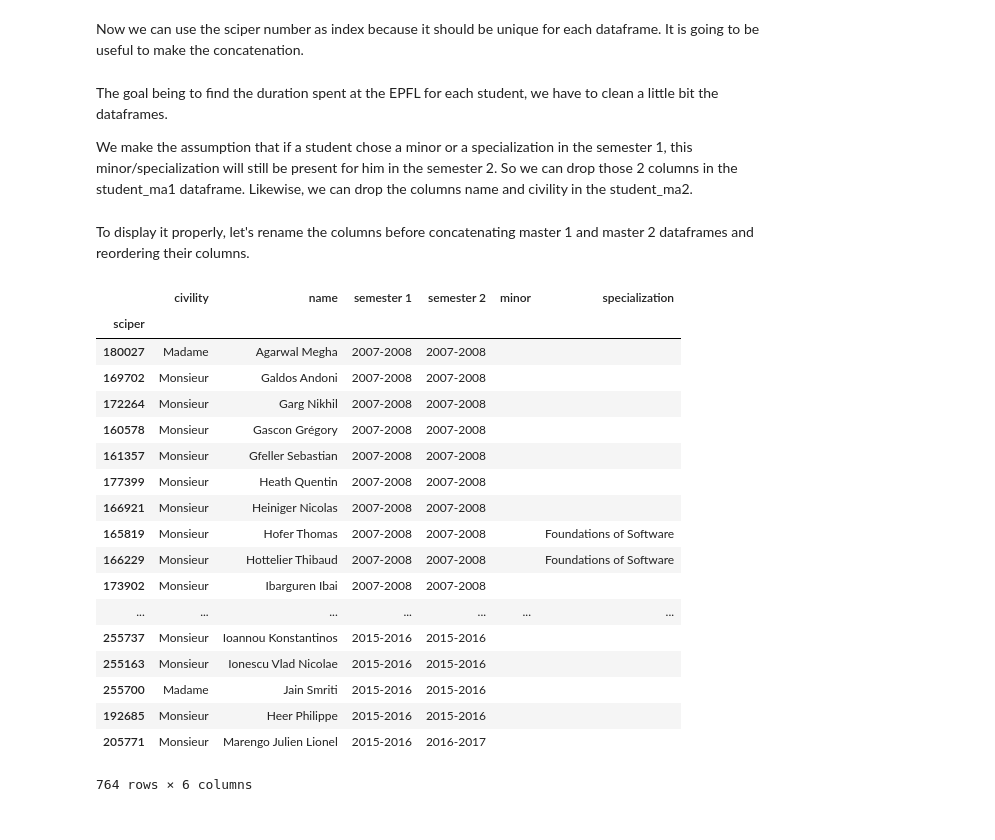
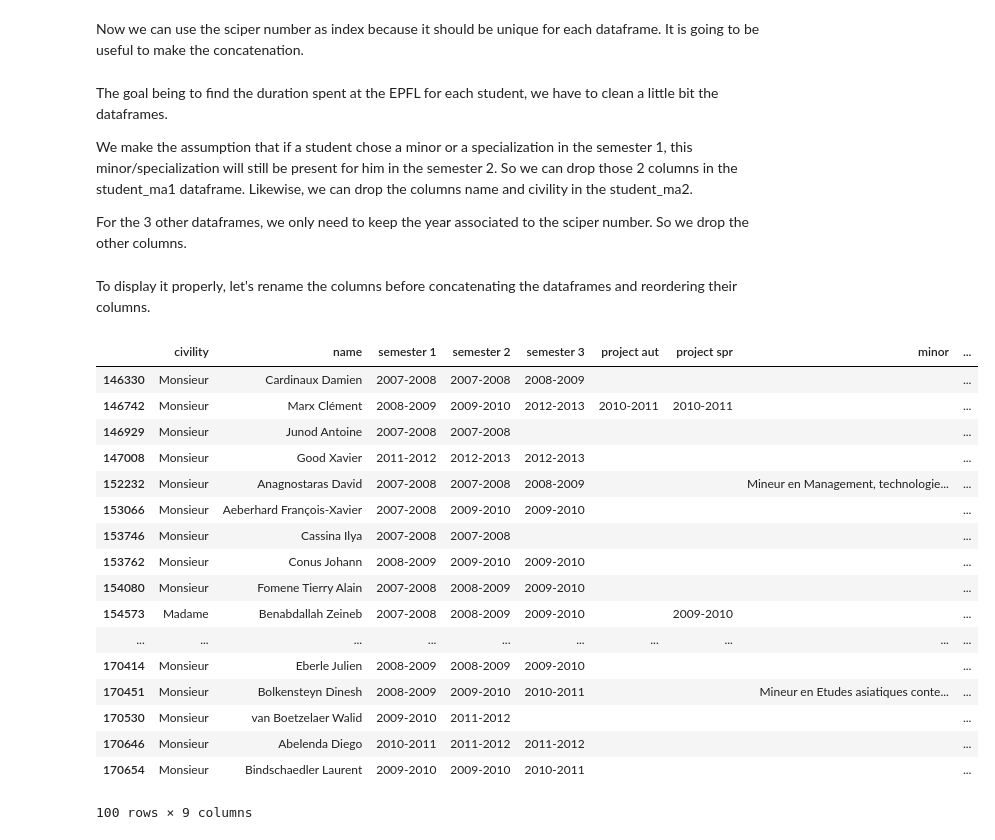
Before and after one commit to Symsystem/adaepflHomework, a Jupyter notebook: 02 - Data from the Web/Data from the web.ipynb, the cells around one changed output. Cells and saved outputs as stored; diff of their text form; code cells hidden in the pictures.

```diff
--- a/02 - Data from the Web/Data from the web.ipynb
+++ b/02 - Data from the Web/Data from the web.ipynb
@@ -221,5 +222,7 @@ First step is to get all the student that made a master semester 1, 2 and 3. We
 student_ma1 = getDataFrame(all_years, [getCode(all_semesters, 'master1')])
 student_ma2 = getDataFrame(all_years, [getCode(all_semesters, 'master2')])
 student_ma3 = getDataFrame(all_years, [getCode(all_semesters, 'master3')])
+student_maP_aut = getDataFrame(all_years, [getCode(all_semesters, 'project_autumn')])
+student_maP_spr = getDataFrame(all_years, [getCode(all_semesters, 'project_spring')])
 # %% [markdown]
 Let's start to manage data:
@@ -228,6 +231,8 @@ In order to have a better view of the data, we sort them by the academic year in
 student_ma1.sort_values('academic year', inplace=True)
 student_ma2.sort_values('academic year', inplace=True)
 student_ma3.sort_values('academic year', inplace=True)
+student_maP_aut.sort_values('academic year', inplace=True)
+student_maP_spr.sort_values('academic year', inplace=True)
 # %% [markdown]
 Sometimes a student can do the "master semester 1" more than once, if he fails its year and restart it the year after. In this case, we only want to keep the first "master semester 1" that he did here. Indeed, we want to compute the total time he spent at the EPFL.
 But for the two other dataframes, we want the opposite: keeping the last semester the student did here.
@@ -241,11 +254,15 @@ Now we can use the sciper number as index because it should be unique for each d
 student_ma1.set_index('sciper', inplace=True)
 student_ma2.set_index('sciper', inplace=True)
 student_ma3.set_index('sciper', inplace=True)
+student_maP_aut.set_index('sciper', inplace=True)
+student_maP_spr.set_index('sciper', inplace=True)
 # %% [markdown]
 The goal being to find the duration spent at the EPFL for each student, we have to clean a little bit the dataframes.
 
 We make the assumption that if a student chose a minor or a specialization in the semester 1, this minor/specialization will still be present for him in the semester 2. So we can drop those 2 columns in the student_ma1 dataframe.
 Likewise, we can drop the columns name and civility in the student_ma2.
+
+For the 3 other dataframes, we only need to keep the year associated to the sciper number. So we drop the other columns.
 # %%
 student_ma1.drop('minor', axis=1, inplace=True)
 student_ma1.drop('specialization', axis=1, inplace=True)
@@ -254,33 +271,45 @@ student_ma1.drop('semester', axis=1, inplace=True)
 student_ma2.drop('civility', axis=1, inplace=True)
 student_ma2.drop('name', axis=1, inplace=True)
 student_ma2.drop('semester', axis=1, inplace=True)
+
+student_ma3 = student_ma3.loc[:, ['academic year']]
+student_maP_aut = student_maP_aut.loc[:, ['academic year']]
+student_maP_spr = student_maP_spr.loc[:, ['academic year']]
 # %% [markdown]
-To display it properly, let's rename the columns before concatenating master 1 and master 2 dataframes and reordering their columns.
+To display it properly, let's rename the columns before concatenating the dataframes and reordering their columns.
 # %%
 student_ma1.columns = ['semester 1', 'civility', 'name']
 student_ma2.columns = ['semester 2', 'minor', 'specialization']
+student_ma3.columns = ['semester 3']
+student_maP_aut.columns = ['project aut']
+student_maP_spr.columns = ['project spr']
 
 students = pd.concat([student_ma1, student_ma2], axis=1, join="inner")
-students = students[['civility', 'name', 'semester 1', 'semester 2', 'minor', 'specialization']]
+students = pd.concat([students,student_ma3, student_maP_aut, student_maP_spr] , axis = 1)
 
-students
+# Reordering the columns
+students = students[['civility', 'name', 'semester 1', 'semester 2','semester 3','project aut','project spr', 'minor', 'specialization']]
+
+students.dropna(subset = ['civility'] , inplace = True)
+students.fillna(value='',inplace = True)
+
+students.head(100)
 # %% [output]
-|  | civility | name | semester 1 | semester 2 | minor | specialization |
-| sciper |  |  |  |  |  |  |
-| 180027 | Madame | Agarwal Megha | 2007-2008 | 2007-2008 |  |  |
-| 169702 | Monsieur | Galdos Andoni | 2007-2008 | 2007-2008 |  |  |
-| 172264 | Monsieur | Garg Nikhil | 2007-2008 | 2007-2008 |  |  |
-| 160578 | Monsieur | Gascon Grégory | 2007-2008 | 2007-2008 |  |  |
-| 161357 | Monsieur | Gfeller Sebastian | 2007-2008 | 2007-2008 |  |  |
-| 177399 | Monsieur | Heath Quentin | 2007-2008 | 2007-2008 |  |  |
-| 166921 | Monsieur | Heiniger Nicolas | 2007-2008 | 2007-2008 |  |  |
-| 165819 | Monsieur | Hofer Thomas | 2007-2008 | 2007-2008 |  | Foundations of Software |
-| 166229 | Monsieur | Hottelier Thibaud | 2007-2008 | 2007-2008 |  | Foundations of Software |
-| 173902 | Monsieur | Ibarguren Ibai | 2007-2008 | 2007-2008 |  |  |
-| ... | ... | ... | ... | ... | ... | ... |
-| 255737 | Monsieur | Ioannou Konstantinos | 2015-2016 | 2015-2016 |  |  |
-| 255163 | Monsieur | Ionescu Vlad Nicolae | 2015-2016 | 2015-2016 |  |  |
-| 255700 | Madame | Jain Smriti | 2015-2016 | 2015-2016 |  |  |
-| 192685 | Monsieur | Heer Philippe | 2015-2016 | 2015-2016 |  |  |
-| 205771 | Monsieur | Marengo Julien Lionel | 2015-2016 | 2016-2017 |  |  |
+|  | civility | name | semester 1 | semester 2 | semester 3 | project aut | project spr | minor | ... |
+| 146330 | Monsieur | Cardinaux Damien | 2007-2008 | 2007-2008 | 2008-2009 |  |  |  | ... |
+| 146742 | Monsieur | Marx Clément | 2008-2009 | 2009-2010 | 2012-2013 | 2010-2011 | 2010-2011 |  | ... |
+| 146929 | Monsieur | Junod Antoine | 2007-2008 | 2007-2008 |  |  |  |  | ... |
+| 147008 | Monsieur | Good Xavier | 2011-2012 | 2012-2013 | 2012-2013 |  |  |  | ... |
+| 152232 | Monsieur | Anagnostaras David | 2007-2008 | 2007-2008 | 2008-2009 |  |  | Mineur en Management, technologie... | ... |
+| 153066 | Monsieur | Aeberhard François-Xavier | 2007-2008 | 2009-2010 | 2009-2010 |  |  |  | ... |
+| 153746 | Monsieur | Cassina Ilya | 2007-2008 | 2007-2008 |  |  |  |  | ... |
+| 153762 | Monsieur | Conus Johann | 2008-2009 | 2009-2010 | 2009-2010 |  |  |  | ... |
+| 154080 | Monsieur | Fomene Tierry Alain | 2007-2008 | 2008-2009 | 2009-2010 |  |  |  | ... |
+| 154573 | Madame | Benabdallah Zeineb | 2007-2008 | 2008-2009 | 2009-2010 |  | 2009-2010 |  | ... |
+| ... | ... | ... | ... | ... | ... | ... | ... | ... | ... |
+| 170414 | Monsieur | Eberle Julien | 2008-2009 | 2008-2009 | 2009-2010 |  |  |  | ... |
+| 170451 | Monsieur | Bolkensteyn Dinesh | 2008-2009 | 2009-2010 | 2010-2011 |  |  | Mineur en Etudes asiatiques conte... | ... |
+| 170530 | Monsieur | van Boetzelaer Walid | 2009-2010 | 2011-2012 |  |  |  |  | ... |
+| 170646 | Monsieur | Abelenda Diego | 2010-2011 | 2011-2012 | 2011-2012 |  |  |  | ... |
+| 170654 | Monsieur | Bindschaedler Laurent | 2009-2010 | 2009-2010 | 2010-2011 |  |  |  | ... |
-764 rows × 6 columns
+100 rows × 9 columns
```
Also changed, not shown: parts of 31 cells of this notebook.
